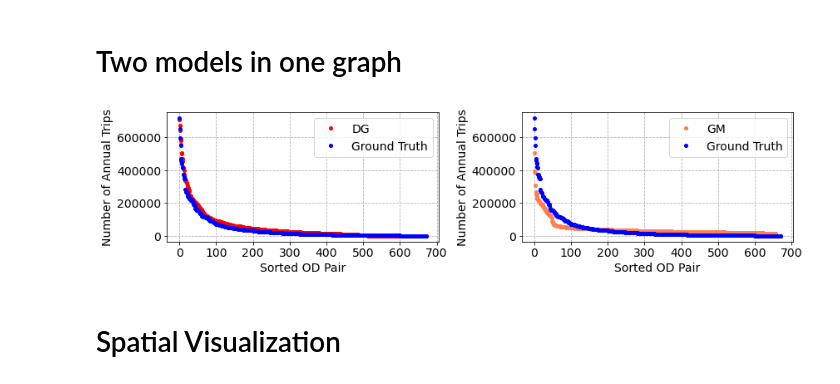
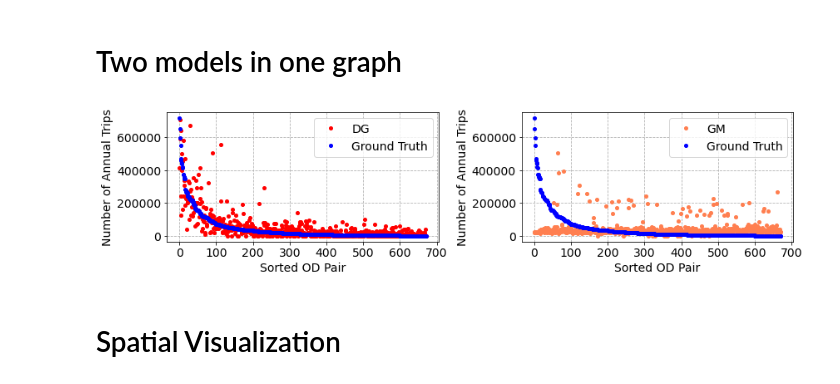
Before and after one commit to khzhang2/BART_Ridership_Prediction, a Jupyter notebook: Result_Analysis_dg_g.ipynb, the cells around one changed output. Saved outputs shown, nothing was run; the diff lists cells and outputs as text; code cells hidden in the pictures.

```diff
--- a/Result_Analysis_dg_g.ipynb
+++ b/Result_Analysis_dg_g.ipynb
@@ -139,40 +141,41 @@ labels = np.load('./res/dg and g/labels.npy')[-14*48:]
 pred = (pred.reshape(14, 48) * OD_max_pred).reshape(-1, 1)
 labels = (labels.reshape(14, 48) * OD_max_pred).reshape(-1, 1)
 
-g_pred_df = pd.DataFrame(g_pred).sort_values(by=0, ascending=False)
+labels_df = pd.DataFrame(labels).sort_values(by=0, ascending=False)
+l_ind = labels_df.index
+labels_df.index = range(labels_df.shape[0])
+g_pred_df = pd.DataFrame(g_pred).loc[l_ind]
 g_pred_df.index = range(g_pred_df.shape[0])
-pred_df = pd.DataFrame(pred).sort_values(by=0, ascending=False)
+pred_df = pd.DataFrame(pred).loc[l_ind]
 pred_df.index = range(pred_df.shape[0])
-labels_df = pd.DataFrame(labels).sort_values(by=0, ascending=False)
-labels_df.index = range(labels_df.shape[0])
 
 ms = 8
 fs = 14
 fig_res = plt.figure(figsize=[12, 3])
 ax0 = fig_res.add_subplot(1, 2, 1)
 ax0.plot(pred_df[0], '.', label='DG', ms=ms, c='red')
 ax0.plot(labels_df[0], '.', label='Ground Truth', ms=ms, c='blue')
 ax0.set_xlabel('Sorted OD Pair', fontsize=fs)
 ax0.set_ylabel('Number of Annual Trips', fontsize=fs)
 plt.xticks(fontsize=fs)
 plt.yticks(fontsize=fs)
 ax0.legend(fontsize=fs)
 ax0.grid(ls='--')
 
 ax1 = fig_res.add_subplot(1, 2, 2)
 ax1.plot(g_pred_df[0], '.', label='GM', ms=ms, c='coral')
 ax1.plot(labels_df[0], '.', label='Ground Truth', ms=ms, c='blue')
 ax1.set_xlabel('Sorted OD Pair', fontsize=fs)
 ax1.set_ylabel('Number of Annual Trips', fontsize=fs)
 plt.xticks(fontsize=fs)
 plt.yticks(fontsize=fs)
 ax1.legend(fontsize=fs)
 ax1.grid(ls='--')
 
 plt.tight_layout()
 fig_res.savefig('./res/dg and g/res.png', dpi=500)
 # %% [output]
-[figure, old version]
+[figure, new version]
 # %% [markdown]
 # Spatial Visualization
 # %%
```
Also changed, not shown: parts of 3 cells of this notebook.
